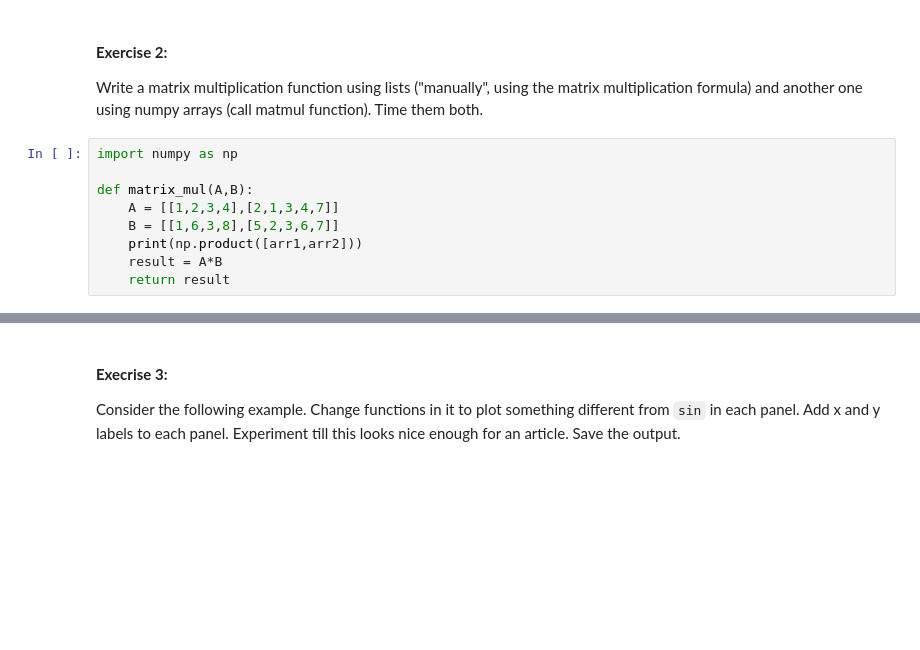
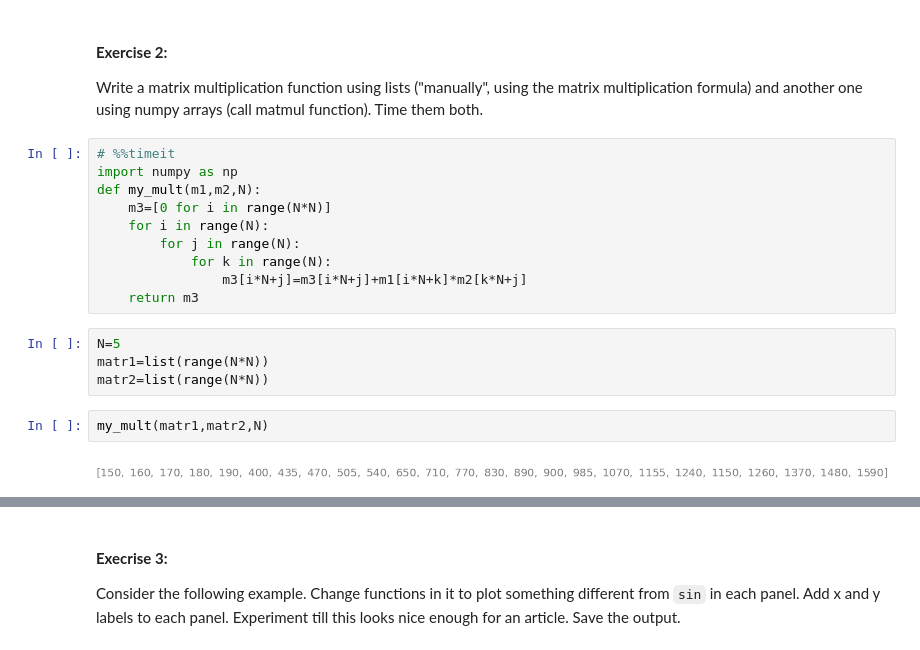
Before and after one commit to TettehMamle/ScientificPython_diploma24, a Jupyter notebook: Exercises2-3.ipynb, the cells around one changed output, grey strips where cells are left out. Cells and saved outputs as stored; diff of their text form; blank space fills up the shorter version.

```diff
--- a/Exercises2-3.ipynb
+++ b/Exercises2-3.ipynb
@@ -26,12 +33,21 @@ sp.init_printing(order='rev-expr')
 #### **Exercise 2:**
 
 Write a matrix multiplication function using lists ("manually", using the matrix multiplication formula) and another one using numpy arrays (call matmul function). Time them both.
-# %%
-import numpy as np
-
-def matrix_mul(A,B):
-    A = [[1,2,3,4],[2,1,3,4,7]]
-    B = [[1,6,3,8],[5,2,3,6,7]]
-    print(np.product([arr1,arr2]))
-    result = A*B
-    return result
+# %%
+# %%timeit
+import numpy as np
+def my_mult(m1,m2,N):
+    m3=[0 for i in range(N*N)]
+    for i in range(N):
+        for j in range(N):
+            for k in range(N):
+                m3[i*N+j]=m3[i*N+j]+m1[i*N+k]*m2[k*N+j]
+    return m3
+# %%
+N=5
+matr1=list(range(N*N))
+matr2=list(range(N*N))
+# %%
+my_mult(matr1,matr2,N)
+# %% [output]
+[figure, added]
```
Also changed, not shown: parts of 11 cells of this notebook, 18 other files.
